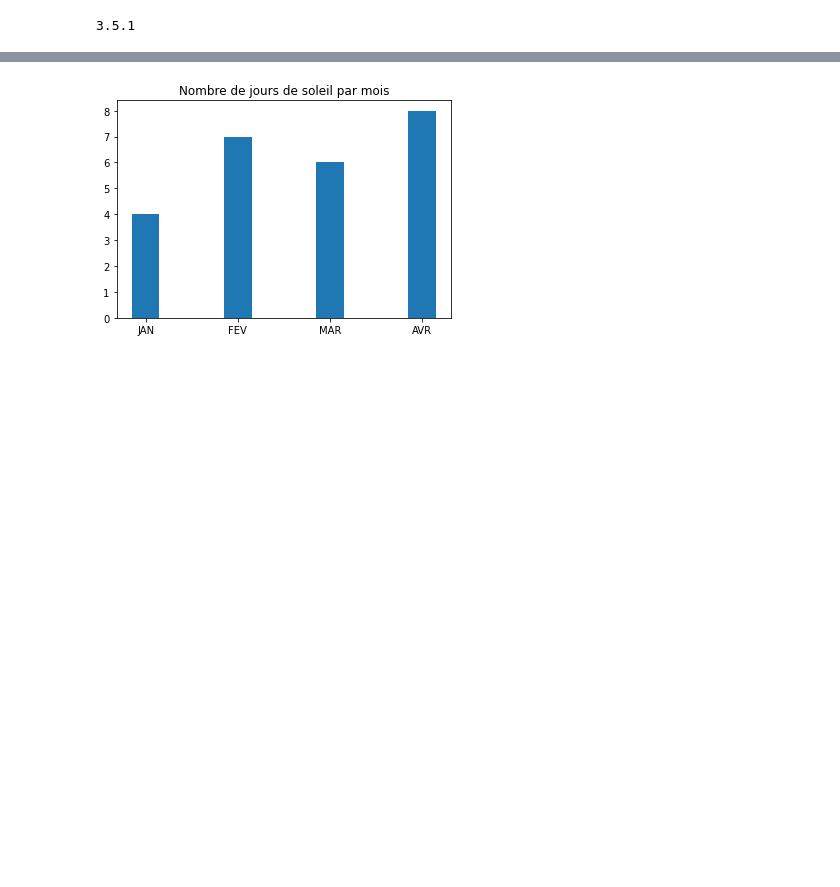
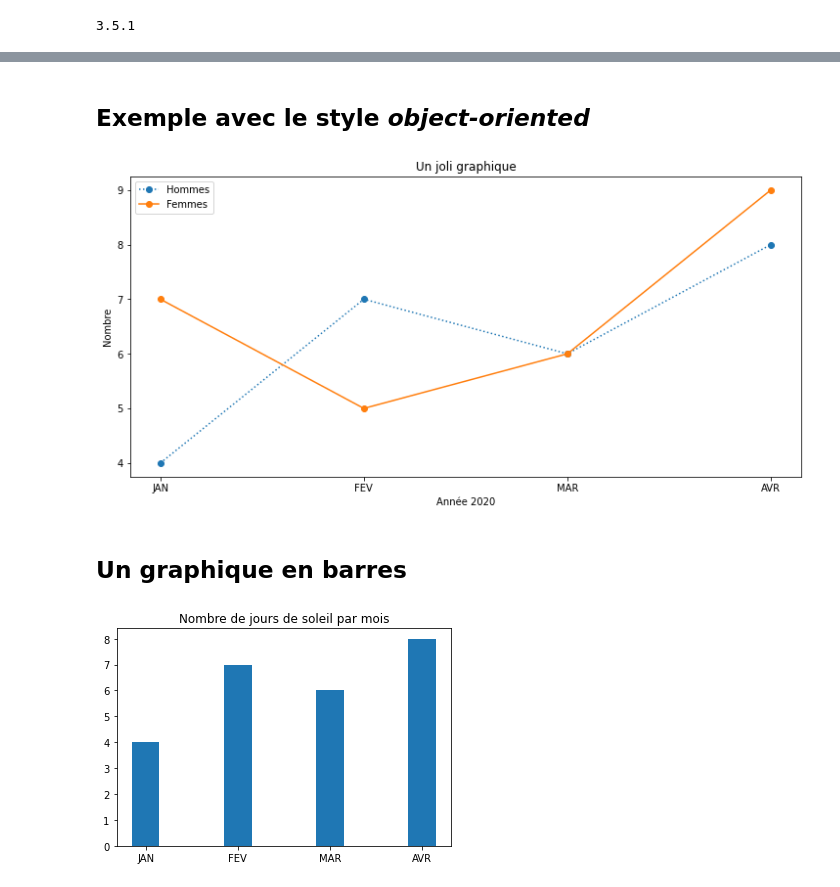
Before and after one commit to sverbois/jupyterlab, a Jupyter notebook: notebooks/101/101-matplotlib.ipynb, the cells around one changed output, grey strips where cells are left out. Drawn from its saved outputs; the diff is of its cells as text; code cells hidden in the pictures; blank space fills up the shorter version.

Commit message:
Add object-oriented examples in 101-matplotlib

```diff
--- a/notebooks/101/101-matplotlib.ipynb
+++ b/notebooks/101/101-matplotlib.ipynb
@@ -29,3 +33,22 @@ plt.legend();
+# %% [markdown]
+## Exemple avec le style *object-oriented*
+# %%
+x = ["JAN", "FEV", "MAR", "AVR"]
+y1 = [4, 7, 6, 8]
+y2 = [7, 5, 6, 9]
+
+fig, ax = plt.subplots(figsize=(10, 5), layout="constrained")
+
+ax.plot(x, y1, marker="o", linestyle="dotted", label="Hommes")
+ax.plot(x, y2, marker="o", label="Femmes")
+ax.set_title("Un joli graphique")
+ax.set_xlabel("Année 2020")
+ax.set_ylabel("Nombre")
+ax.legend();
+# %% [output]
+[figure, added]
+# %% [markdown]
+## Un graphique en barres
 # %%
 x = ["JAN", "FEV", "MAR", "AVR"]
 y = [4, 7, 6, 8]
```
Also changed, not shown: parts of 5 cells of this notebook.
